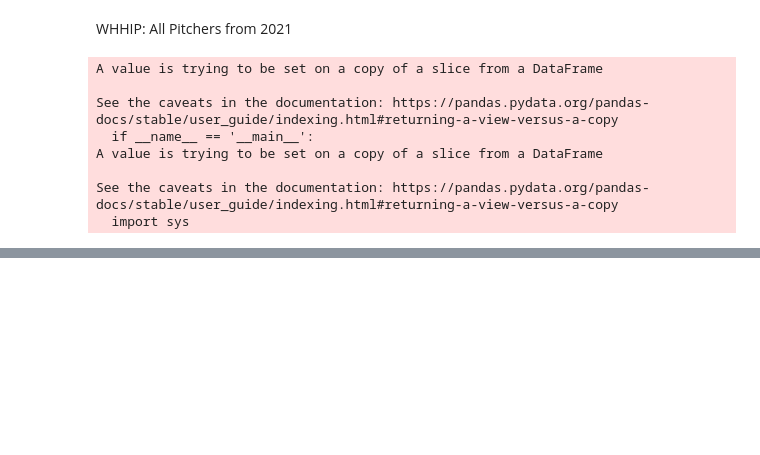
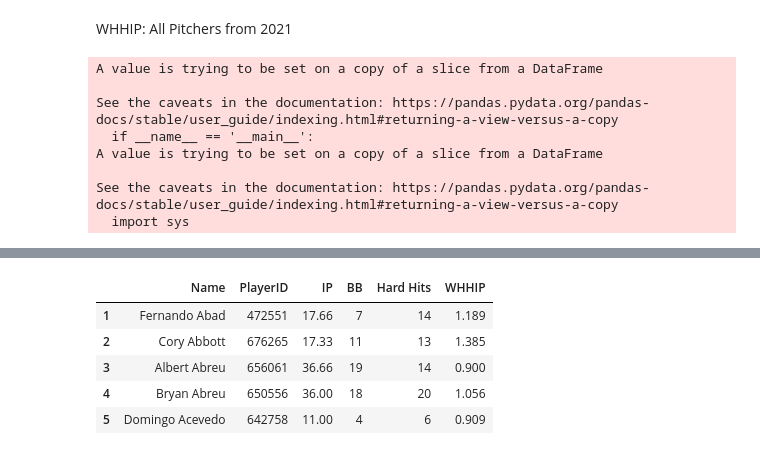
Before and after one commit to joshsalce/WHHIP, a Jupyter notebook: HH_WHIP_2021.ipynb, the cells around one changed output, grey strips where cells are left out. Drawn from its saved outputs; the diff is of its cells as text; code cells hidden in the pictures; blank space fills up the shorter version.

```diff
--- a/HH_WHIP_2021.ipynb
+++ b/HH_WHIP_2021.ipynb
@@ -211,0 +174,11 @@ player_WHHIPs = pd.DataFrame(data,columns=['Name', 'WHHIP'])
+# %%
+whhips = []
+
+for index, row in df.iterrows():
+    if row['IP'] == 0:
+      whhip = 0.0
+    else:
+      whhip = round(((row['BB'] + row['Hard Hits']) / row['IP']), 3)
+
+    whhips.append(whhip)
+    print(whhip)
@@ -211,0 +203,16 @@ player_WHHIPs = pd.DataFrame(data,columns=['Name', 'WHHIP'])
+# %%
+player_WHHIPs = pd.DataFrame({'Name': statcast_names,
+              'PlayerID': ids,
+              'IP': pitching21['IP'],
+              'BB': pitching21['BB'],
+              'Hard Hits': hard_hits,
+              'WHHIP': whhips})
+
+player_WHHIPs.head(5)
+# %% [output]
+|  | Name | PlayerID | IP | BB | Hard Hits | WHHIP |
+| 1 | Fernando Abad | 472551 | 17.66 | 7 | 14 | 1.189 |
+| 2 | Cory Abbott | 676265 | 17.33 | 11 | 13 | 1.385 |
+| 3 | Albert Abreu | 656061 | 36.66 | 19 | 14 | 0.900 |
+| 4 | Bryan Abreu | 650556 | 36.00 | 18 | 20 | 1.056 |
+| 5 | Domingo Acevedo | 642758 | 11.00 | 4 | 6 | 0.909 |
```
Also changed, not shown: parts of 8 cells of this notebook.
